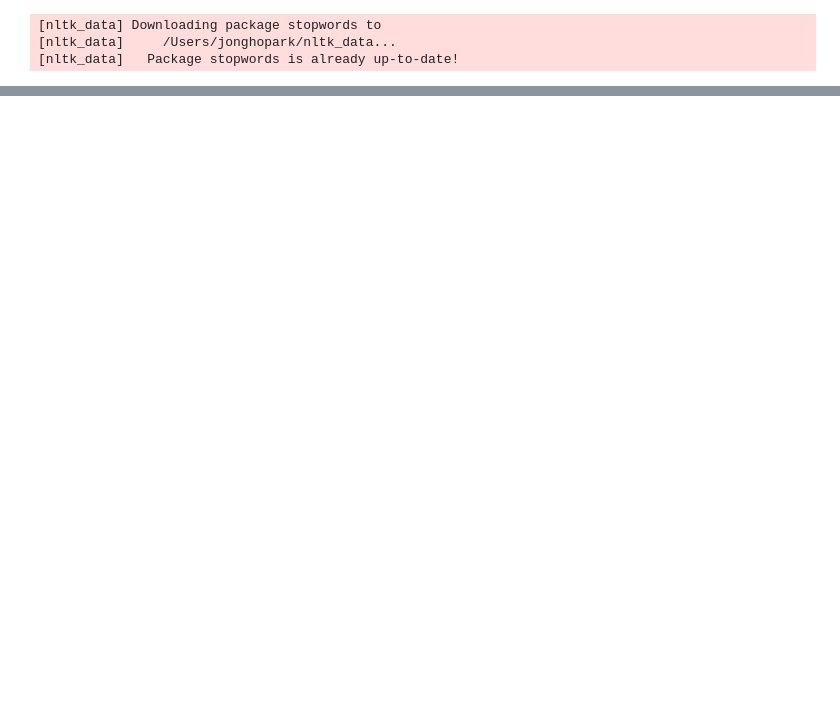
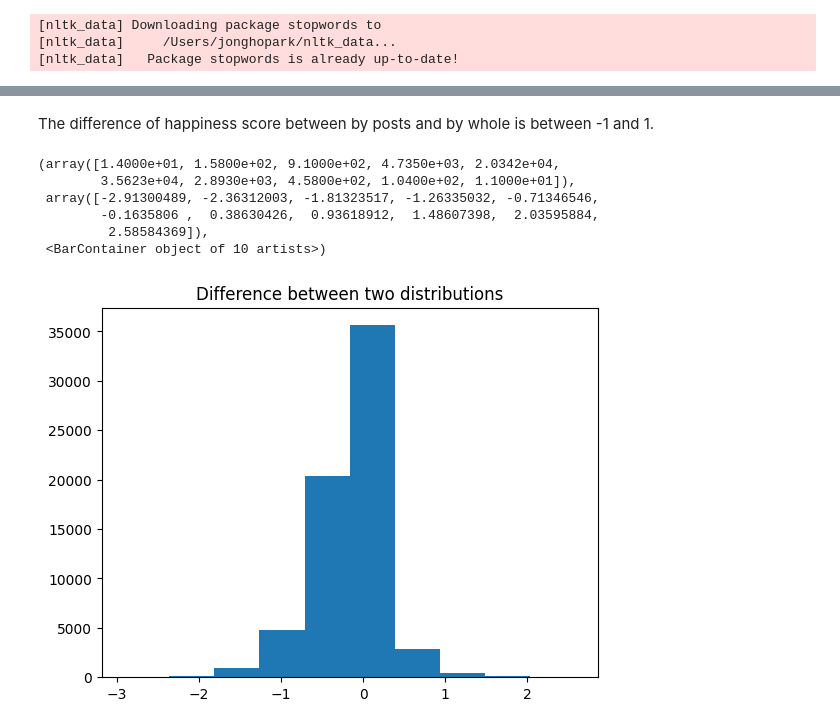
Before and after one commit to is0xjh25/social-media-analytics-on-cloud, a Jupyter notebook: script/package_test.ipynb, the cells around one changed output, grey strips where cells are left out. Saved outputs shown, nothing was run; the diff lists cells and outputs as text; code cells hidden in the pictures; blank space fills up the shorter version.

```diff
--- a/script/package_test.ipynb
+++ b/script/package_test.ipynb
@@ -38,0 +77,18 @@ model.scoring_in_whole(sample)
+# %%
+diff = []
+for i, j in zip(h_text, h_whole):
+    if i != 0 and j != 0:
+     diff.append(i-j)
+# %% [markdown]
+The difference of happiness score between by posts and by whole is between -1 and 1.
+# %%
+plt.title("Difference between two distributions")
+plt.hist(diff)
+# %% [output]
+(array([1.4000e+01, 1.5800e+02, 9.1000e+02, 4.7350e+03, 2.0342e+04,
+        3.5623e+04, 2.8930e+03, 4.5800e+02, 1.0400e+02, 1.1000e+01]),
+ array([-2.91300489, -2.36312003, -1.81323517, -1.26335032, -0.71346546,
+        -0.1635806 ,  0.38630426,  0.93618912,  1.48607398,  2.03595884,
+         2.58584369]),
+ <BarContainer object of 10 artists>)
+[figure, added]
```
Also changed, not shown: parts of 15 cells of this notebook, 2 other files.
